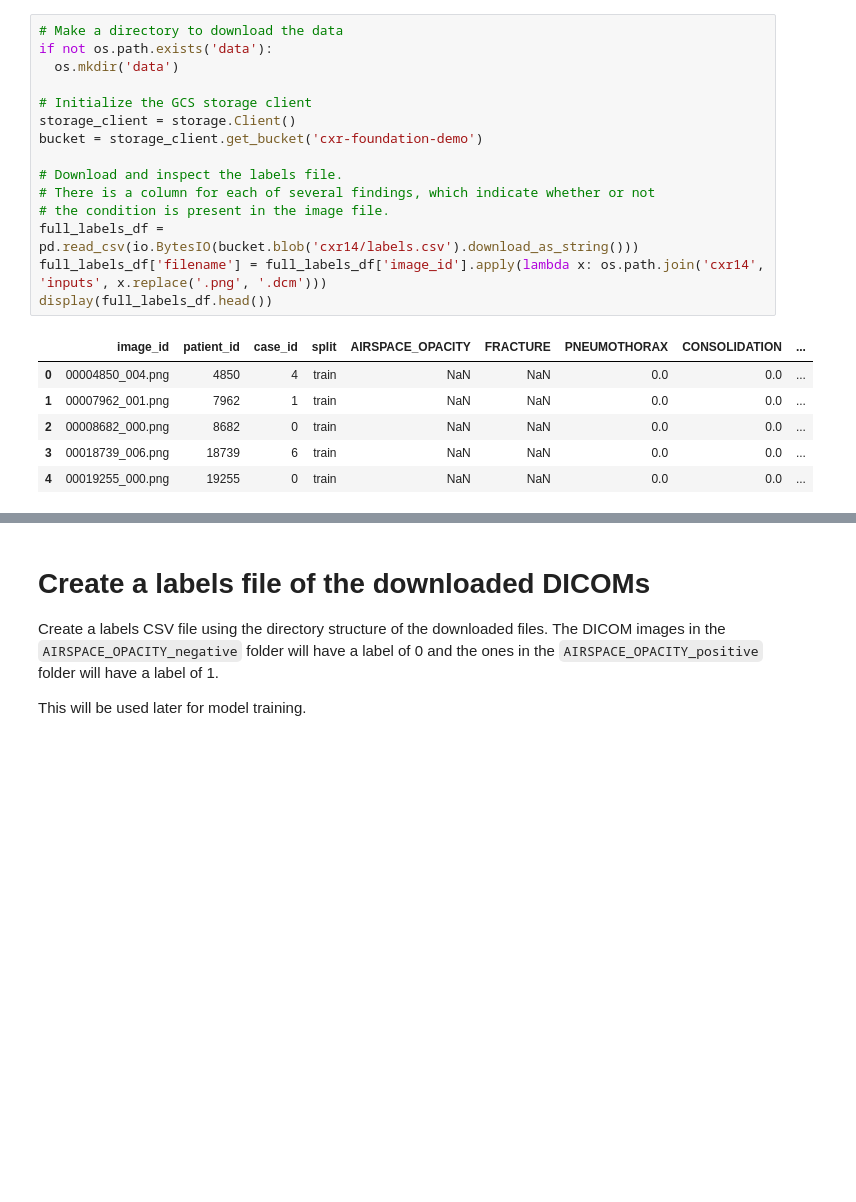
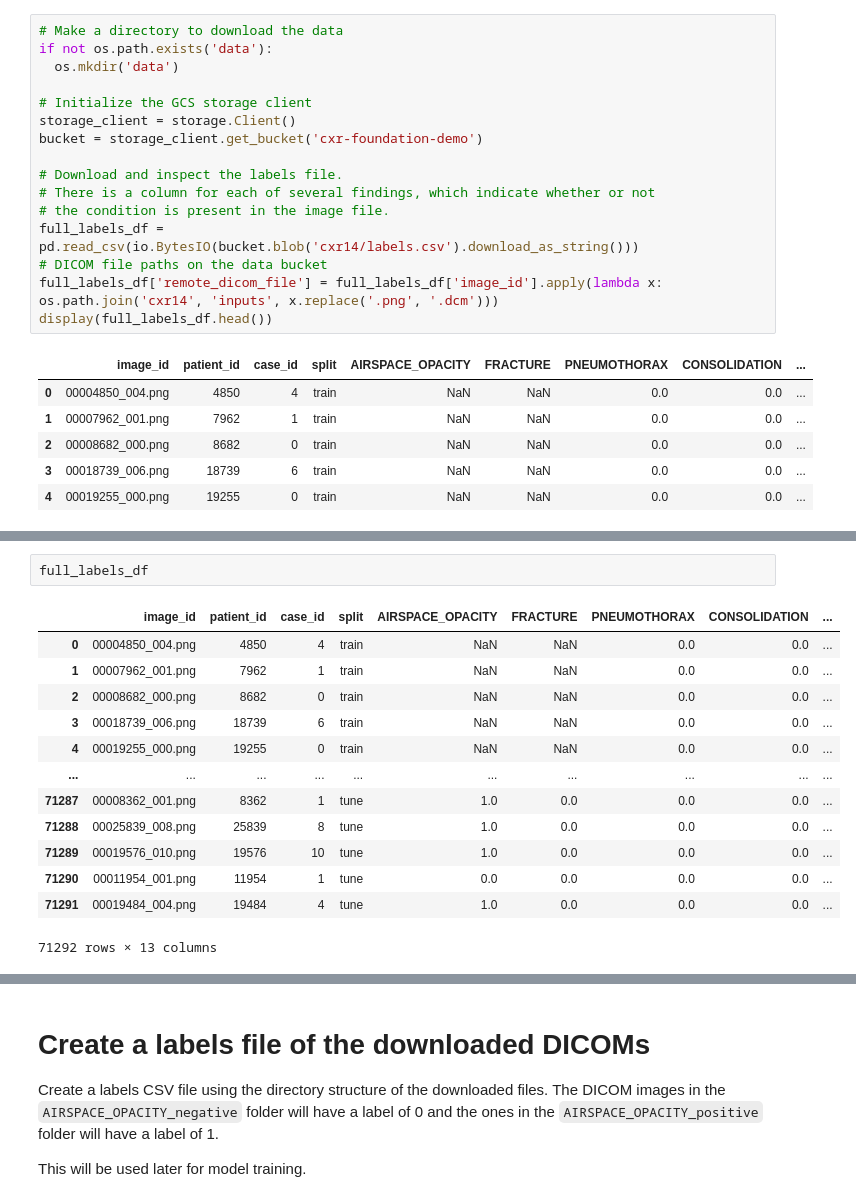
Before and after one commit to Google-Health/imaging-research, a Jupyter notebook: cxr-foundation/CXR_Foundation_Demo.ipynb, the cells around one changed output, grey strips where cells are left out. Saved outputs shown, nothing was run; the diff lists cells and outputs as text; blank space fills up the shorter version.

```diff
--- a/cxr-foundation/CXR_Foundation_Demo.ipynb
+++ b/cxr-foundation/CXR_Foundation_Demo.ipynb
@@ -107,7 +89,8 @@ bucket = storage_client.get_bucket('cxr-foundation-demo')
 # There is a column for each of several findings, which indicate whether or not
 # the condition is present in the image file.
 full_labels_df = pd.read_csv(io.BytesIO(bucket.blob('cxr14/labels.csv').download_as_string()))
-full_labels_df['filename'] = full_labels_df['image_id'].apply(lambda x: os.path.join('cxr14', 'inputs', x.replace('.png', '.dcm')))
+# DICOM file paths on the data bucket
+full_labels_df['remote_dicom_file'] = full_labels_df['image_id'].apply(lambda x: os.path.join('cxr14', 'inputs', x.replace('.png', '.dcm')))
 display(full_labels_df.head())
 # %% [output]
 |  | image_id | patient_id | case_id | split | AIRSPACE_OPACITY | FRACTURE | PNEUMOTHORAX | CONSOLIDATION | ... |
@@ -118,0 +109,16 @@ display(full_labels_df.head())
+# %%
+full_labels_df
+# %% [output]
+|  | image_id | patient_id | case_id | split | AIRSPACE_OPACITY | FRACTURE | PNEUMOTHORAX | CONSOLIDATION | ... |
+| 0 | 00004850_004.png | 4850 | 4 | train | NaN | NaN | 0.0 | 0.0 | ... |
+| 1 | 00007962_001.png | 7962 | 1 | train | NaN | NaN | 0.0 | 0.0 | ... |
+| 2 | 00008682_000.png | 8682 | 0 | train | NaN | NaN | 0.0 | 0.0 | ... |
+| 3 | 00018739_006.png | 18739 | 6 | train | NaN | NaN | 0.0 | 0.0 | ... |
+| 4 | 00019255_000.png | 19255 | 0 | train | NaN | NaN | 0.0 | 0.0 | ... |
+| ... | ... | ... | ... | ... | ... | ... | ... | ... | ... |
+| 71287 | 00008362_001.png | 8362 | 1 | tune | 1.0 | 0.0 | 0.0 | 0.0 | ... |
+| 71288 | 00025839_008.png | 25839 | 8 | tune | 1.0 | 0.0 | 0.0 | 0.0 | ... |
+| 71289 | 00019576_010.png | 19576 | 10 | tune | 1.0 | 0.0 | 0.0 | 0.0 | ... |
+| 71290 | 00011954_001.png | 11954 | 1 | tune | 0.0 | 0.0 | 0.0 | 0.0 | ... |
+| 71291 | 00019484_004.png | 19484 | 4 | tune | 1.0 | 0.0 | 0.0 | 0.0 | ... |
+71292 rows × 13 columns
```
Also changed, not shown: parts of 25 cells of this notebook, 6 other files.
